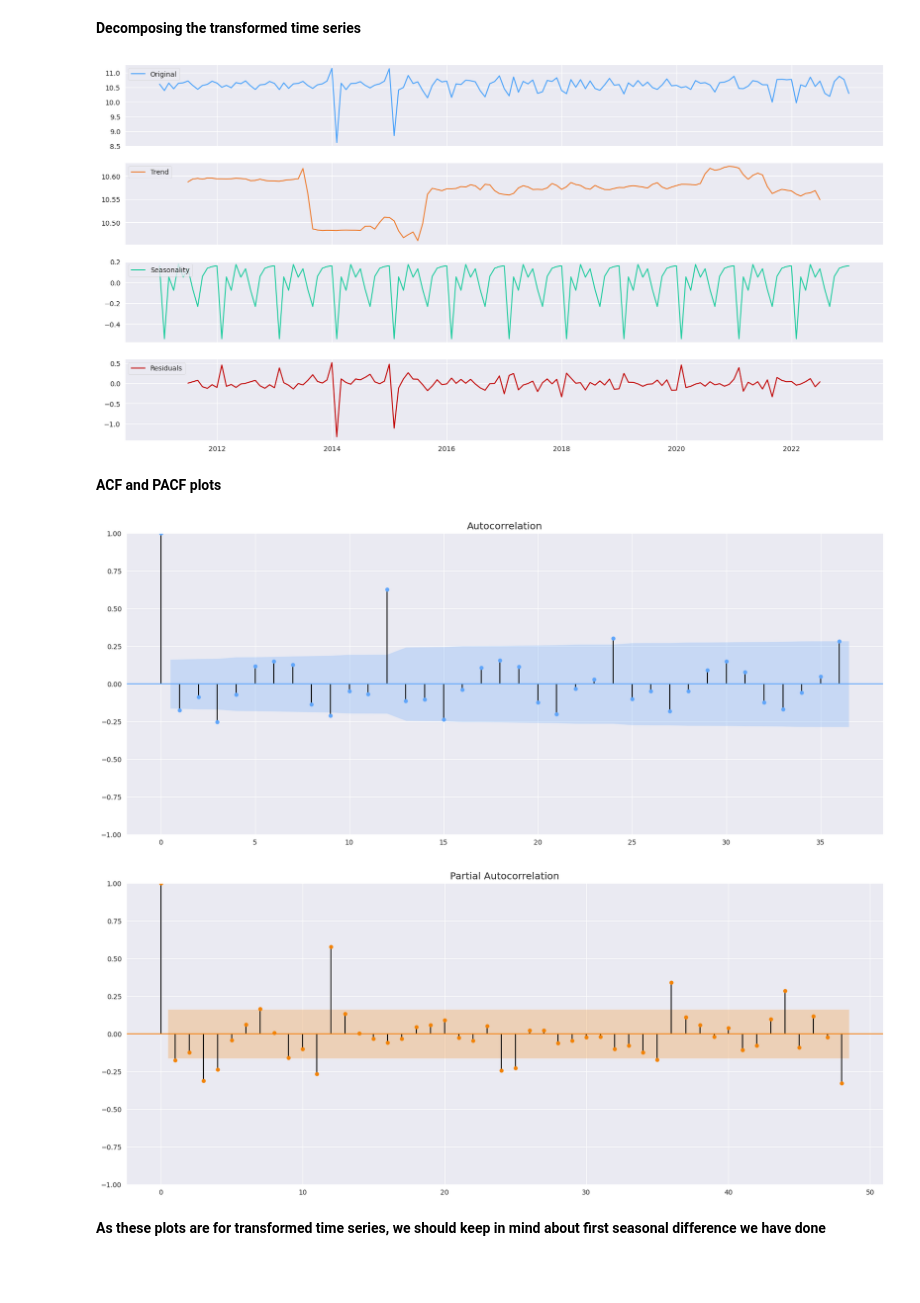
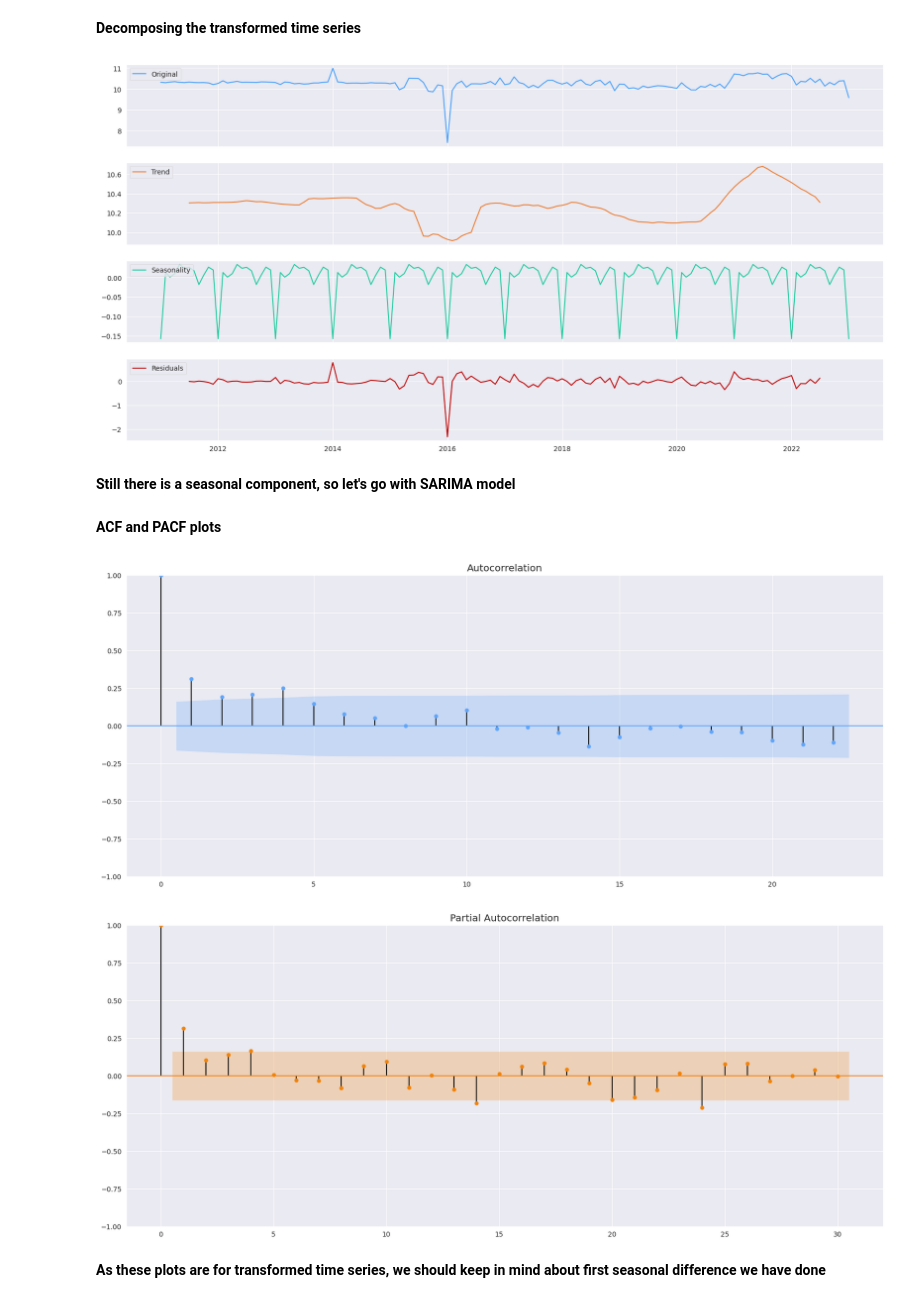
Before and after one commit to suryapraneeth18/Energy-Consumption-Time-Series-Forecasting, a Jupyter notebook: Eloss_ARMA.ipynb, the cells around one changed output. Drawn from its saved outputs; the diff is of its cells as text; code cells hidden in the pictures; blank space fills up the shorter version.

```diff
--- a/Eloss_ARMA.ipynb
+++ b/Eloss_ARMA.ipynb
@@ -215,6 +220,6 @@ dtype: float64
 # %% [markdown]
 **Making Time Series statioanry by making necessary transformations**
 # %%
-eloss['difference'] = eloss['Value'].diff(1)
+eloss['seasonal_difference'] = eloss['Value'].diff(12)
 # %%
 fig, ax = plt.subplots(figsize=(18,5))
@@ -225,5 +230,2 @@ plt.show()
 # %% [markdown]
 **Making all the values positive to apply log transformation**
-# %%
-eloss['difference_positive'] = eloss['difference'] + 40000
-eloss.difference_positive
@@ -243,0 +232,3 @@ Name: difference_positive, Length: 157, dtype: float64
+# %%
+eloss['seasonal_difference_positive'] = eloss['seasonal_difference'] + 30000
+eloss.seasonal_difference_positive
@@ -244,5 +249,5 @@ Name: difference_positive, Length: 157, dtype: float64
 # %%
-eloss['log_transformed'] = np.log(eloss.difference_positive)
+eloss['log_transformed'] = np.log(eloss.seasonal_difference_positive)
 # %%
 fig, ax = plt.subplots(figsize=(15,5))
 ax.plot(eloss.log_transformed, c='#48A1FA')
@@ -356,7 +367,9 @@ axes[2].legend(loc='upper left');
 axes[3].plot(residual1, label='Residuals', c="#C00000")
 axes[3].legend(loc='upper left');
 # %% [output]
-[figure, old version]
+[figure, new version]
+# %% [markdown]
+**Still there is a seasonal component, so let's go with SARIMA model**
 # %% [markdown]
 **ACF and PACF plots**
 # %%
@@ -364,7 +377,7 @@ from statsmodels.graphics.tsaplots import acf, plot_acf
 # %%
 from matplotlib.collections import PolyCollection
 fig, ax = plt.subplots(figsize=(20,8))
-plot_acf(eloss.log_transformed[12:], lags = 36, ax=ax,
+plot_acf(eloss.log_transformed[12:], ax=ax,
          color='#60A6FB',
          vlines_kwargs={"colors": '#000000'})
 
@@ -374,23 +387,23 @@ for item in ax.collections:
 
 plt.show()
 # %% [output]
-[figure, old version]
+[figure, new version]
 # %%
 from statsmodels.graphics.tsaplots import pacf, plot_pacf
 # %%
 fig, ax = plt.subplots(figsize=(20,8))
 
 plot_pacf(eloss.log_transformed[12:],
-          lags=48, ax=ax, color='#F38307',
+          lags=30, ax=ax, color='#F38307',
           vlines_kwargs={"colors": '#000000'})
 
 for item in ax.collections:
     if type(item)==PolyCollection:
         item.set_facecolor('#F38307')
 
 plt.show()
 # %% [output]
-[figure, old version]
+[figure, new version]
 # %% [markdown]
 **As these plots are for transformed time series, we should keep in mind about first seasonal difference we have done**
 # %% [markdown]
```
Also changed, not shown: parts of 27 cells of this notebook.
